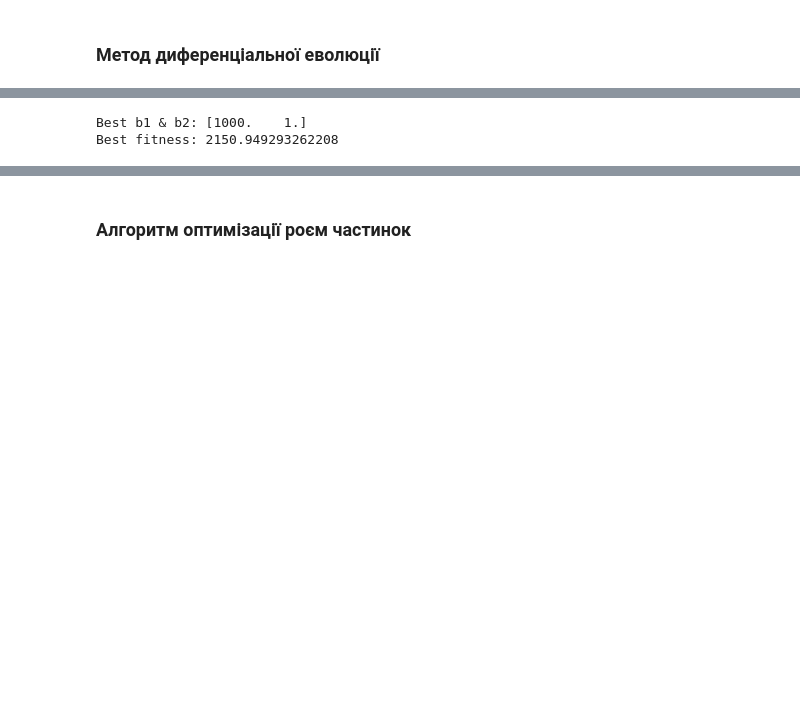
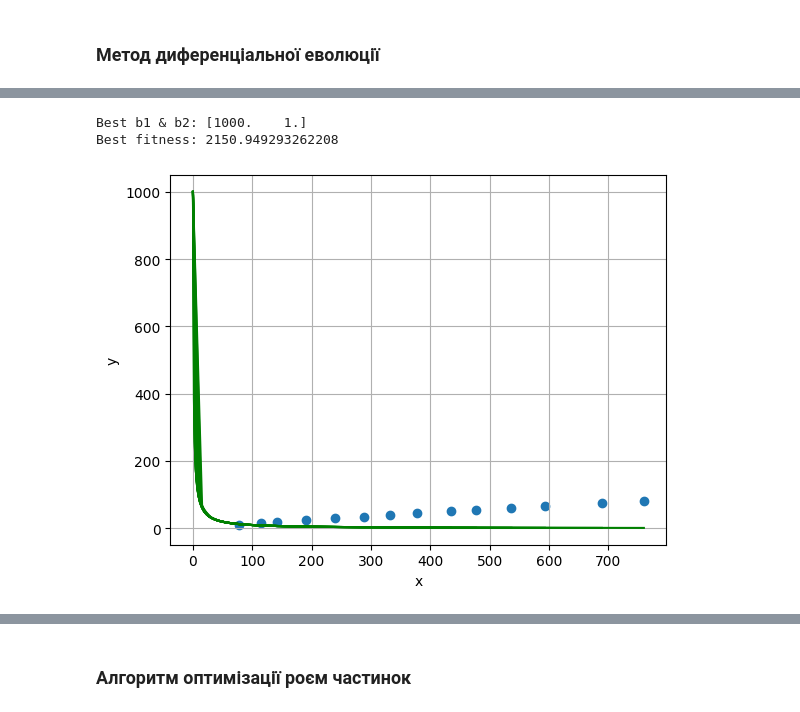
Before and after one commit to Terlok/SwarmIntelligence, a Jupyter notebook: lab 6/main.ipynb, the cells around one changed output, grey strips where cells are left out. Drawn from its saved outputs; the diff is of its cells as text; code cells hidden in the pictures; blank space fills up the shorter version.

```diff
--- a/lab 6/main.ipynb
+++ b/lab 6/main.ipynb
@@ -45,17 +57,28 @@ Best fitness: 16.06040928171482
 # %%
 bounds = [(100, 1000), (0, 1)]
 
 de = DifferentialEvolution(Var11, bounds, values['Var11'])
 best_params, best_fitness = de.optimize()
 
 print('Best b1 & b2:', best_params)
 print('Best fitness:', best_fitness)
 
 v = Visualizer(algorithm='DE', file_name='Var11', data=de.param)
-v.distance()
+v.plot_fitness()
+
+b1, b2 = best_params[0], best_params[1]
+x = np.linspace(0, values['Var11'][0], 50)
+y = Var11(x, b1, b2)
+plt.scatter(values['Var11'][0], values['Var11'][1])
+plt.plot(x, y, color='green')
+plt.xlabel('x')
+plt.ylabel('y')
+plt.grid(True)
+plt.show()
 # %% [output]
 Best b1 & b2: [1000.    1.]
 Best fitness: 2150.949293262208
+[figure, added]
 # %%
 bounds = [(1, 10), (1, 10), (100, 1000)]
 
```
Also changed, not shown: parts of 6 cells of this notebook, 7 other files.
